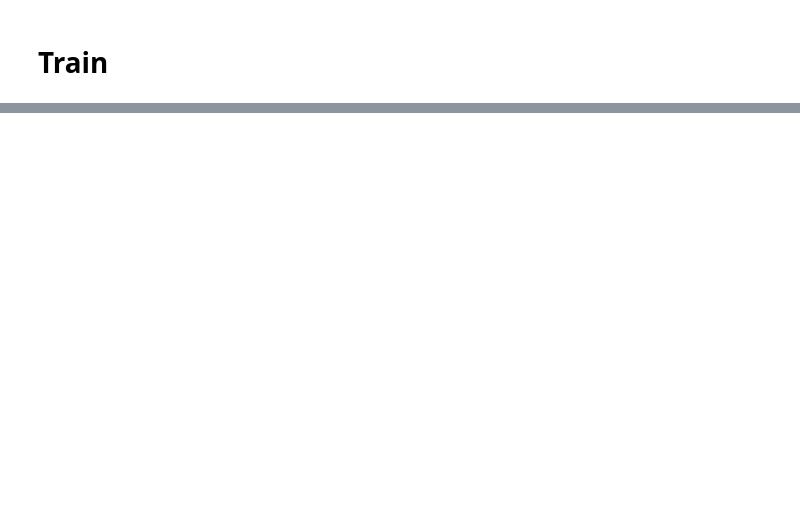
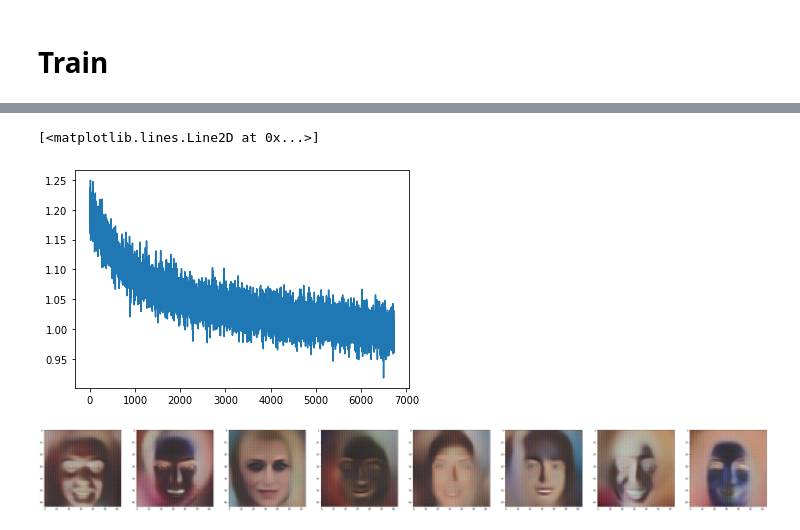
Before and after one commit to Information-Fusion-Lab-Umass/NuX, a Jupyter notebook: notebooks/GLOW.ipynb, the cells around one changed output, grey strips where cells are left out. Drawn from its saved outputs; the diff is of its cells as text; code cells hidden in the pictures; blank space fills up the shorter version.

```diff
--- a/notebooks/GLOW.ipynb
+++ b/notebooks/GLOW.ipynb
@@ -143,3 +82,16 @@ _ = apply_fun(params, state, inputs)
+# %%
+key = random.PRNGKey(0)
+params = None
+for i in tqdm.notebook.tqdm(jnp.arange(25)):
+    data = next(ds)
+    inputs = {'x': data['image']}
+    outputs, flow = init_fun(key, inputs, batched=True)
+    if(params is None):
+        params = flow.params
+    else:
+        params = jax.tree_util.tree_multimap(lambda x, y: i/(i+1)*x + y/(i+1), params, flow.params)
+
+flow = flow._replace(params=params)
 # %% [markdown]
 # Create the loss function
 # %%
@@ -221,0 +212,18 @@ WARNING:absl:Compiling solve for args (ShapedArray(float32[12,12]), ShapedArray(
+# %%
+plt.plot(NIF.losses[1000:])
+# %% [output]
+[<matplotlib.lines.Line2D at 0x...>]
+[figure, added]
+# %%
+eval_key = random.PRNGKey(1)
+n_samples = 8
+
+fz = NIF.sample(eval_key, n_samples)
+
+# Plot the samples
+fig, axes = plt.subplots(1, n_samples, figsize=(7*n_samples, 7)); axes=axes.ravel()
+for i, ax in enumerate(axes):
+    ax.imshow(fz[i])
+plt.show()
+# %% [output]
+[figure, added]
```
Also changed, not shown: parts of 19 cells of this notebook, 2 other files.
